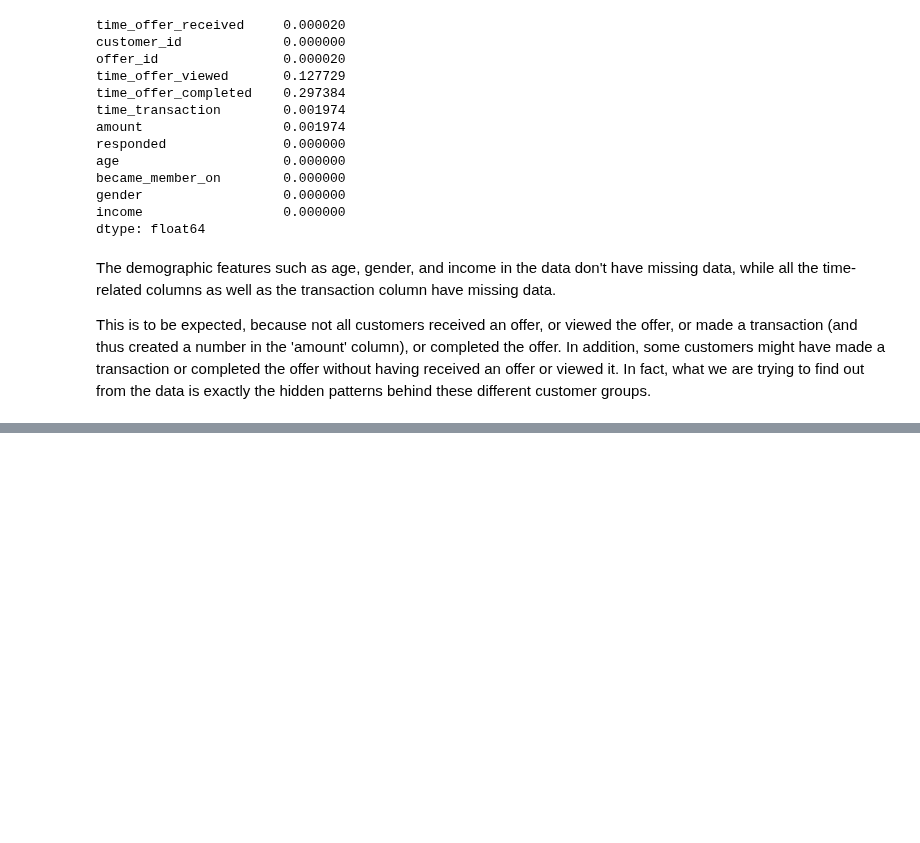
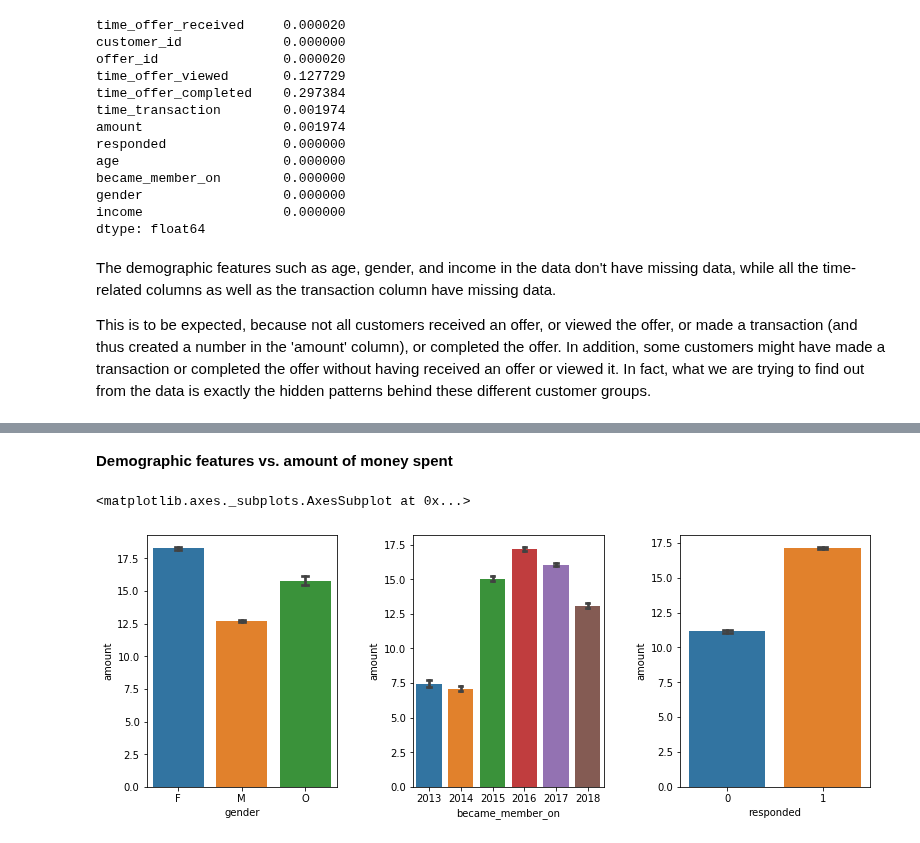
Before and after one commit to Kilie/starbucks, a Jupyter notebook: Starbucks_Capstone_notebook.ipynb, the cells around one changed output, grey strips where cells are left out. Saved outputs shown, nothing was run; the diff lists cells and outputs as text; code cells hidden in the pictures; blank space fills up the shorter version.

```diff
--- a/Starbucks_Capstone_notebook.ipynb
+++ b/Starbucks_Capstone_notebook.ipynb
@@ -542,0 +614,12 @@ This is to be expected, because not all customers received an offer, or viewed t
+# %% [markdown]
+**Demographic features vs. amount of money spent**
+# %%
+# The mean of spent amount in differnt gender, joining time, and response groups
+fig, axis = plt.subplots(1, 3)
+plt.subplots_adjust(wspace=0.4, hspace=0.4, top=1.0, right=1.8)
+sns.barplot(x=df['gender'], y=df['amount'], capsize=.1, ax=axis[0])
+sns.barplot(x=df['became_member_on'], y=df['amount'], capsize=.1, ax=axis[1])
+sns.barplot(x=df['responded'], y=df['amount'], capsize=.1, ax=axis[2])
+# %% [output]
+<matplotlib.axes._subplots.AxesSubplot at 0x...>
+[figure, added]
```
Also changed, not shown: parts of 12 cells of this notebook.
